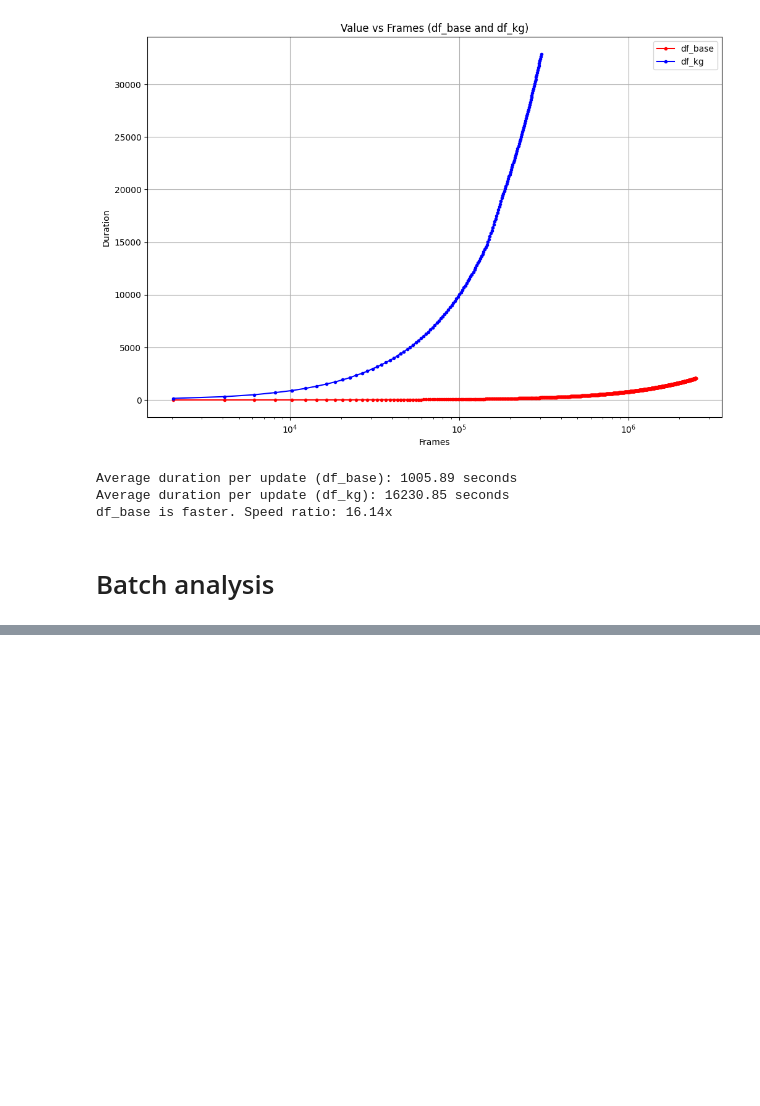
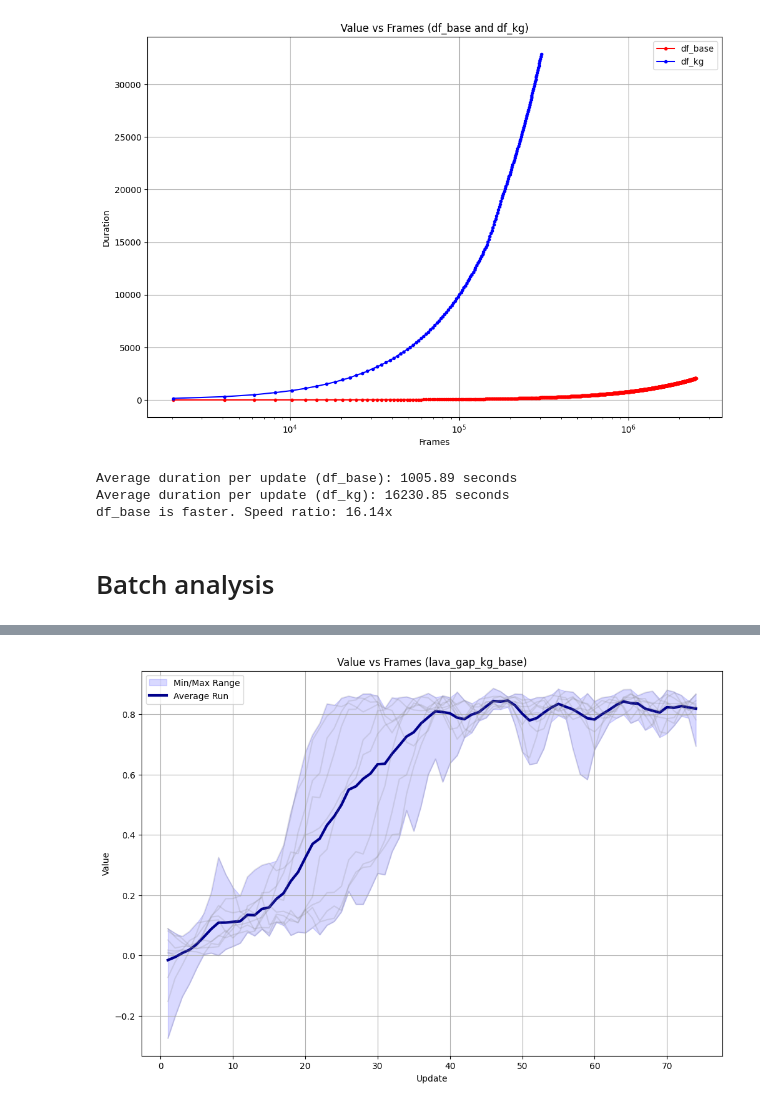
Before and after one commit to jaBrzosko/rl-starter-files, a Jupyter notebook: analysis/summary.ipynb, the cells around one changed output, grey strips where cells are left out. Drawn from its saved outputs; the diff is of its cells as text; code cells hidden in the pictures; blank space fills up the shorter version.

```diff
--- a/analysis/summary.ipynb
+++ b/analysis/summary.ipynb
@@ -210,0 +211,7 @@ plot_combined_dataframes(dataframes, 'frames', 'value', f'Value vs Frames ({expe
+# %%
+experiment_name = "lava_gap_kg_base"
+dataframes = read_all_experiments(experiment_name)
+
+plot_combined_dataframes(dataframes, 'update', 'value', f'Value vs Frames ({experiment_name})')
+# %% [output]
+[figure, added]
```
Also changed, not shown: parts of 8 cells of this notebook, 8 other files.
